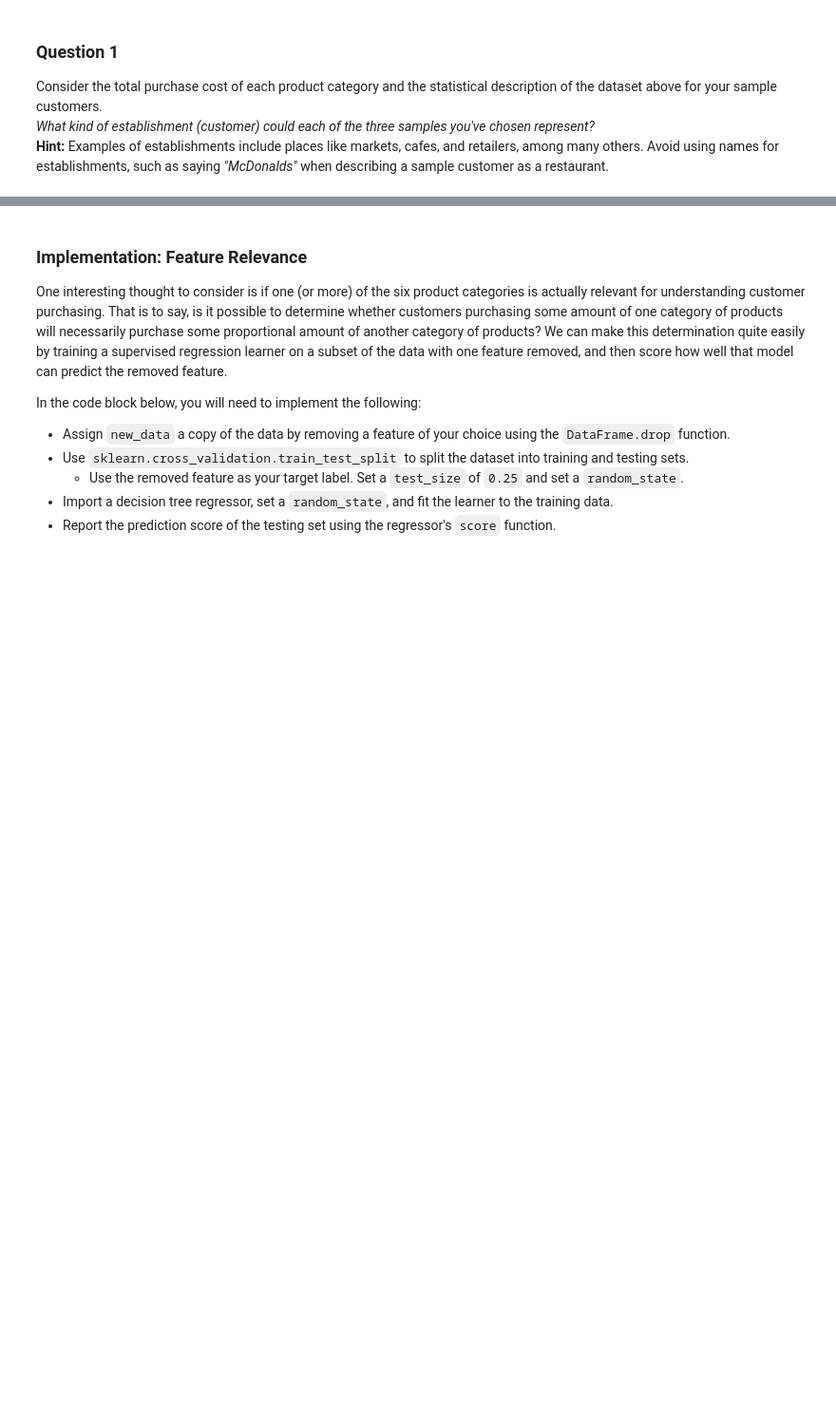
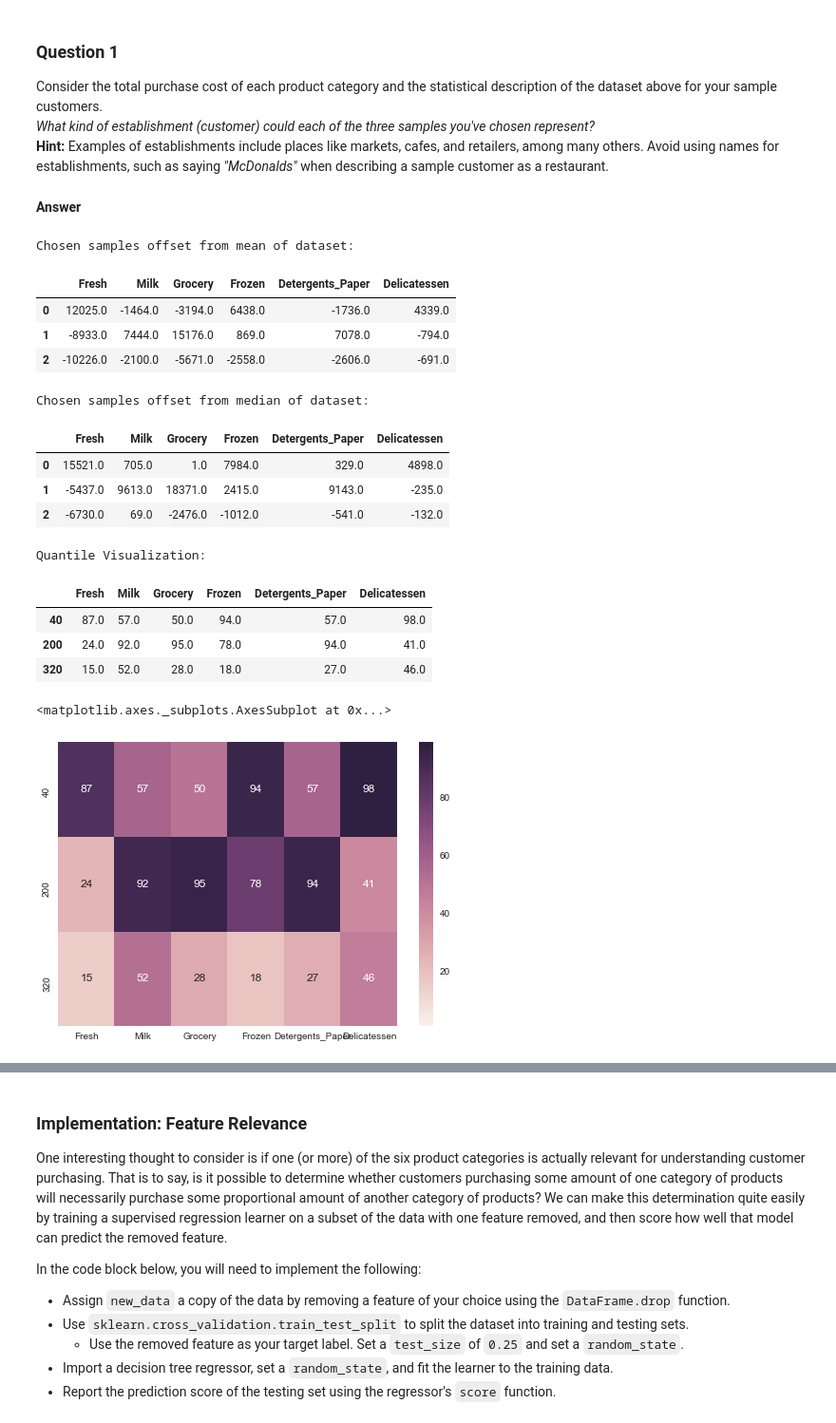
Before and after one commit to saritanavuluru/ML, a Jupyter notebook: Projects/customer_segments/customer_segments.ipynb, the cells around one changed output, grey strips where cells are left out. Shown at 95% size. Saved outputs shown, nothing was run; the diff lists cells and outputs as text; code cells hidden in the pictures; blank space fills up the shorter version.

```diff
--- a/Projects/customer_segments/customer_segments.ipynb
+++ b/Projects/customer_segments/customer_segments.ipynb
@@ -101,4 +101,37 @@ _ = sns.heatmap(percentiles, vmin=1, vmax=99, annot=True)
 Consider the total purchase cost of each product category and the statistical description of the dataset above for your sample customers.
 *What kind of establishment (customer) could each of the three samples you've chosen represent?*
 **Hint:** Examples of establishments include places like markets, cafes, and retailers, among many others. Avoid using names for establishments, such as saying *"McDonalds"* when describing a sample customer as a restaurant.
+# %% [markdown]
+**Answer**
+# %%
+print('Chosen samples offset from mean of dataset:')
+display(samples - np.round(data.mean()))
+
+print('Chosen samples offset from median of dataset:')
+display(samples - np.round(data.median()))
+
+print('Quantile Visualization:')
+percentile = 100 * data.rank(pct = True).loc[indices].round(decimals=2) # Computes percentage rank of data
+display(percentile)
+
+import seaborn as sns
+sns.heatmap(percentile, vmin=1, vmax=99, annot=True)
+# %% [output]
+Chosen samples offset from mean of dataset:
+|  | Fresh | Milk | Grocery | Frozen | Detergents_Paper | Delicatessen |
+| 0 | 12025.0 | -1464.0 | -3194.0 | 6438.0 | -1736.0 | 4339.0 |
+| 1 | -8933.0 | 7444.0 | 15176.0 | 869.0 | 7078.0 | -794.0 |
+| 2 | -10226.0 | -2100.0 | -5671.0 | -2558.0 | -2606.0 | -691.0 |
+Chosen samples offset from median of dataset:
+|  | Fresh | Milk | Grocery | Frozen | Detergents_Paper | Delicatessen |
+| 0 | 15521.0 | 705.0 | 1.0 | 7984.0 | 329.0 | 4898.0 |
+| 1 | -5437.0 | 9613.0 | 18371.0 | 2415.0 | 9143.0 | -235.0 |
+| 2 | -6730.0 | 69.0 | -2476.0 | -1012.0 | -541.0 | -132.0 |
+Quantile Visualization:
+|  | Fresh | Milk | Grocery | Frozen | Detergents_Paper | Delicatessen |
+| 40 | 87.0 | 57.0 | 50.0 | 94.0 | 57.0 | 98.0 |
+| 200 | 24.0 | 92.0 | 95.0 | 78.0 | 94.0 | 41.0 |
+| 320 | 15.0 | 52.0 | 28.0 | 18.0 | 27.0 | 46.0 |
+<matplotlib.axes._subplots.AxesSubplot at 0x...>
+[figure, added]
 # %% [markdown]
```
Also changed, not shown: parts of 15 cells of this notebook, 1 other file.
